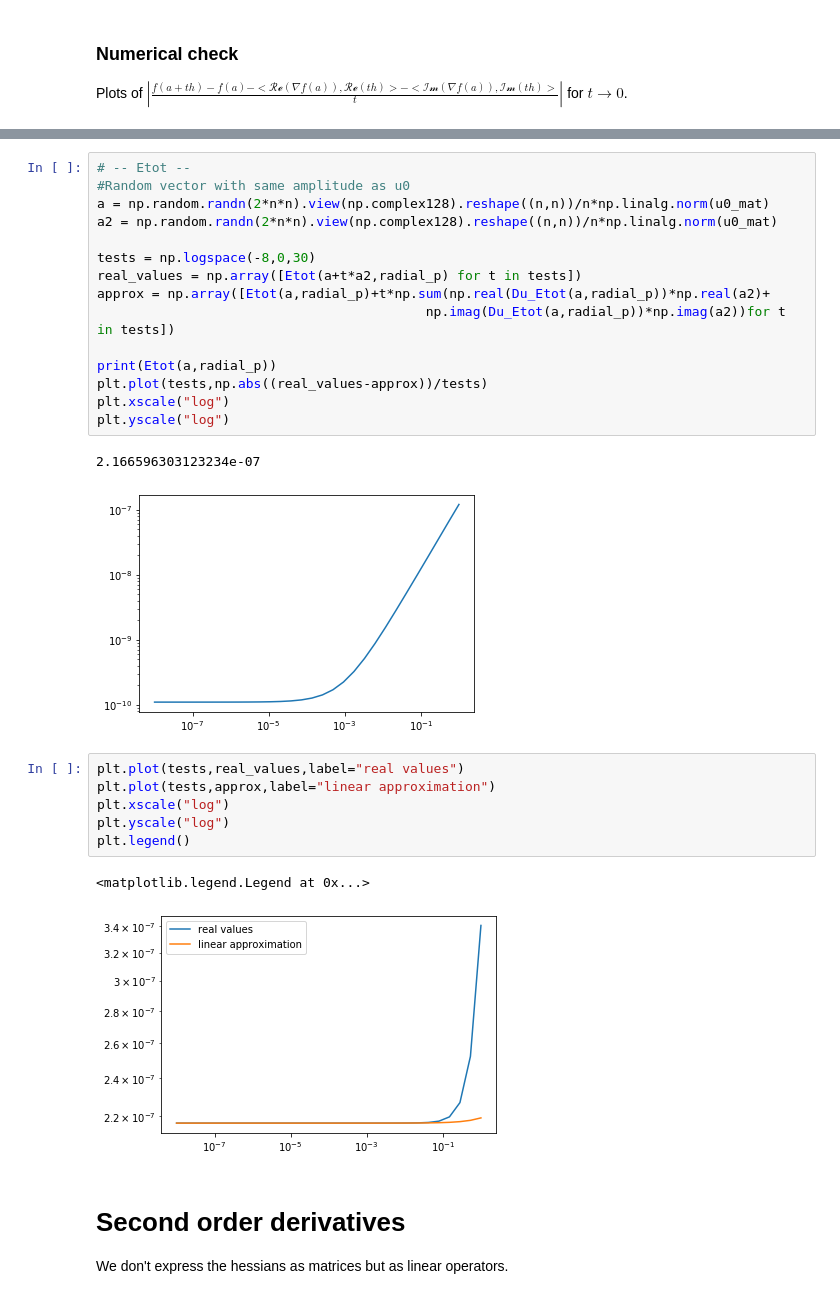
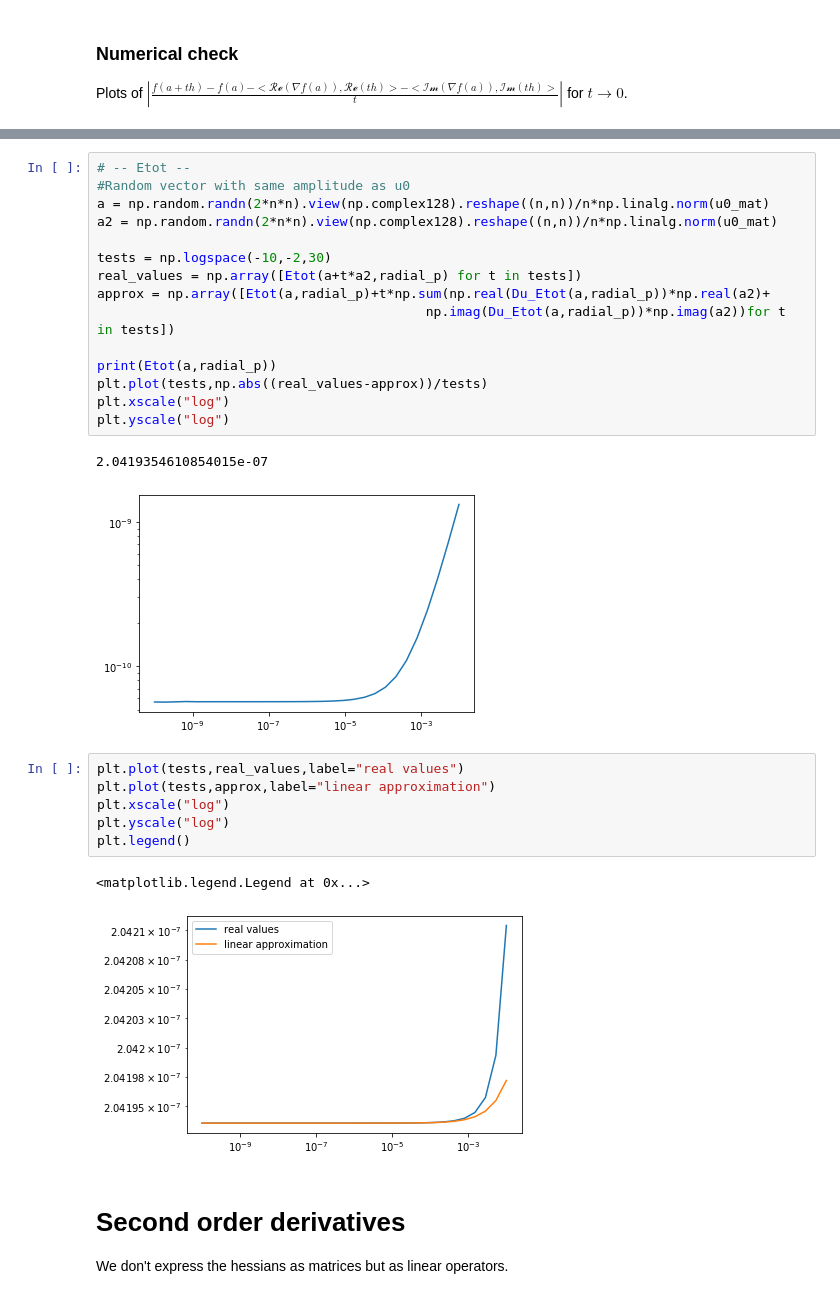
Before and after one commit to Biagig/Learning-Sampling-Pattern, a Jupyter notebook: Upper Level.ipynb, the cells around one changed output, grey strips where cells are left out. Drawn from its saved outputs; the diff is of its cells as text.

```diff
--- a/Upper Level.ipynb
+++ b/Upper Level.ipynb
@@ -178,21 +178,21 @@ plt.legend()
 # %%
 # -- Etot --
 #Random vector with same amplitude as u0
 a = np.random.randn(2*n*n).view(np.complex128).reshape((n,n))/n*np.linalg.norm(u0_mat)
 a2 = np.random.randn(2*n*n).view(np.complex128).reshape((n,n))/n*np.linalg.norm(u0_mat)
 
-tests = np.logspace(-8,0,30)
+tests = np.logspace(-10,-2,30)
 real_values = np.array([Etot(a+t*a2,radial_p) for t in tests])
 approx = np.array([Etot(a,radial_p)+t*np.sum(np.real(Du_Etot(a,radial_p))*np.real(a2)+
                                           np.imag(Du_Etot(a,radial_p))*np.imag(a2))for t in tests])
 
 print(Etot(a,radial_p))
 plt.plot(tests,np.abs((real_values-approx))/tests)
 plt.xscale("log")
 plt.yscale("log")
 # %% [output]
-2.166596303123234e-07
+2.0419354610854015e-07
-[figure, old version]
+[figure, new version]
 # %%
 plt.plot(tests,real_values,label="real values")
 plt.plot(tests,approx,label="linear approximation")
@@ -201,7 +201,7 @@ plt.yscale("log")
 plt.legend()
 # %% [output]
 <matplotlib.legend.Legend at 0x...>
-[figure, old version]
+[figure, new version]
 # %% [markdown]
 # Second order derivatives
 We don't express the hessians as matrices but as linear operators.
```
Also changed, not shown: parts of 15 cells of this notebook.
